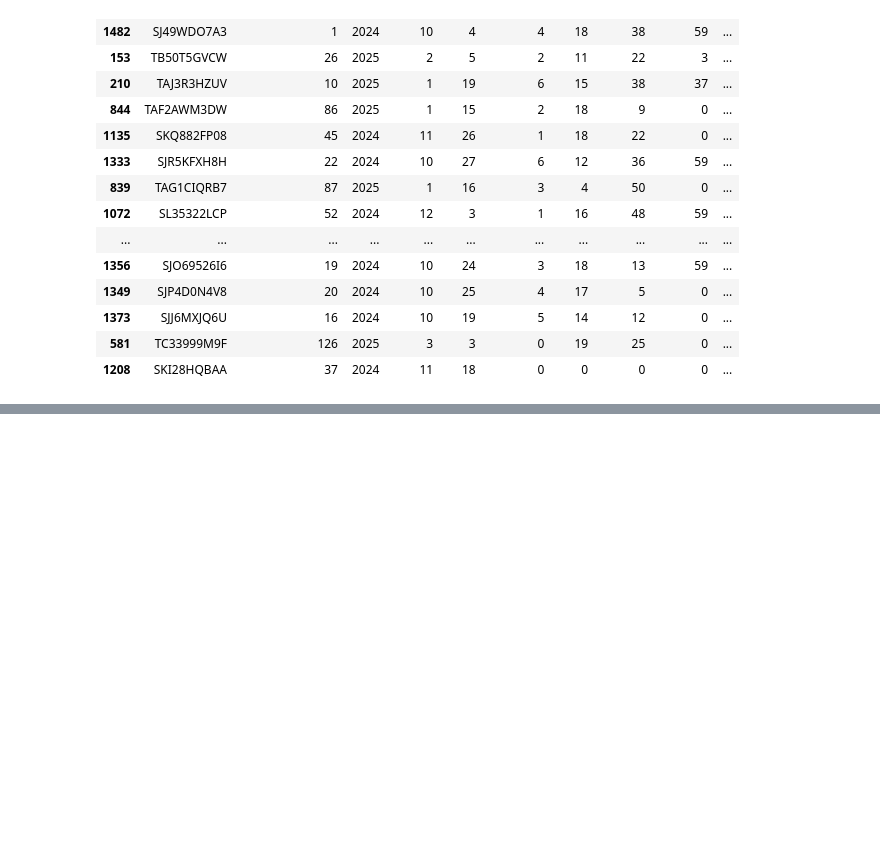
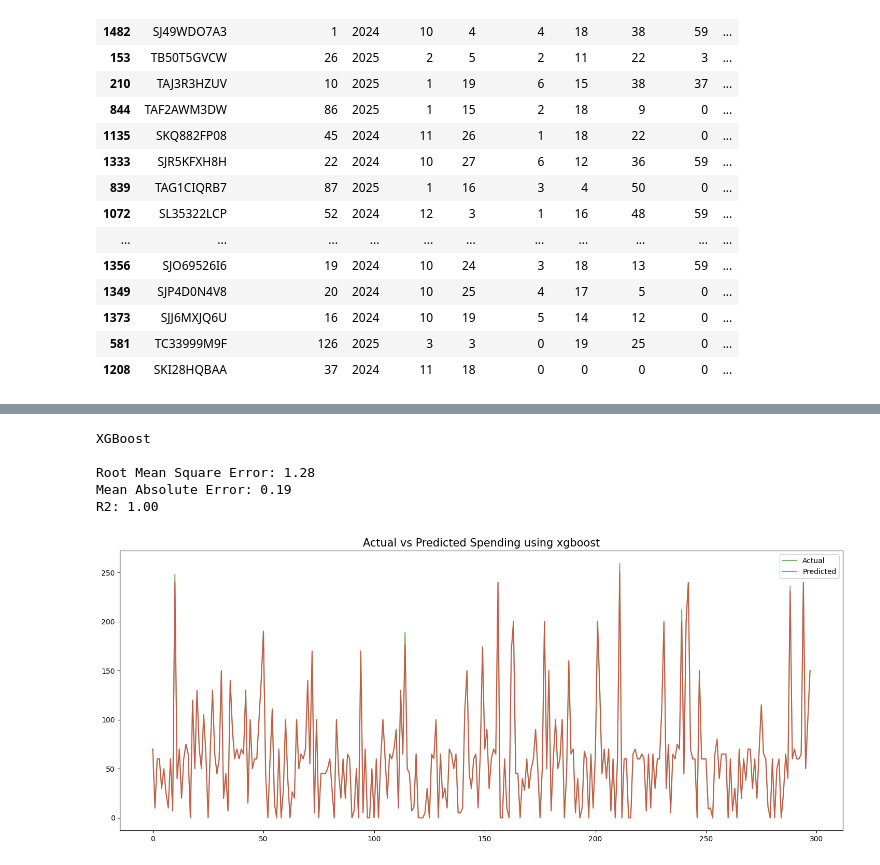
Before and after one commit to Brian342/Mpesa-Spending-Prediction-App, a Jupyter notebook: M-pesa Model.ipynb, the cells around one changed output, grey strips where cells are left out. Drawn from its saved outputs; the diff is of its cells as text; code cells hidden in the pictures; blank space fills up the shorter version.

```diff
--- a/M-pesa Model.ipynb
+++ b/M-pesa Model.ipynb
@@ -229,0 +323,44 @@ with open('ModelsPrediction/df_encoding.pkl', 'wb') as f:
+# %%
+from xgboost import XGBRegressor
+xgb = XGBRegressor(n_estimators =100, learning_rate = 0.1, max_depth=5,random_state=42)
+xgb.fit(x_train_scaled, y_train)
+
+# saving the model
+
+with open('Models/Mpesa_XGBRegressor.pkl', 'wb') as f:
+    pickle.dump(xgb, f)
+# %%
+y_pred_xgb = xgb.predict(x_test_scaled)
+# %%
+# Evaluating the xgboost model
+from sklearn.metrics import (
+    accuracy_score,
+    precision_score)
+mse_xgb = mean_squared_error(y_test, y_pred_xgb)
+rmse_xgb = np.sqrt(mse_xgb)
+mae_xgb = mean_absolute_error(y_test, y_pred_xgb)
+r2_xgb = r2_score(y_test, y_pred_xgb)
+
+print("XGBoost")
+print()
+print(f"Root Mean Square Error: {rmse_xgb:.2f}")
+print(f"Mean Absolute Error: {mae_xgb:.2f}")
+print(f"R2: {r2_xgb:.2f}")
+# %% [output]
+XGBoost
+
+Root Mean Square Error: 1.28
+Mean Absolute Error: 0.19
+R2: 1.00
+# %%
+# visualizing the model
+plt.figure(figsize=(18, 7))
+plt.plot(y_test.values, label='Actual', alpha=0.7, color='#439534')
+plt.plot(y_pred_xgb, label='Predicted', alpha=0.7, color='#E53631')
+plt.legend()
+plt.title("Actual vs Predicted Spending using xgboost", fontsize=15)
+plt.savefig("Charts/Actual_vs_predicted_spending_using_xgboost.png", dpi=300, bbox_inches='tight')
+plt.show()
+plt.close()
+# %% [output]
+[figure, added]
```
Also changed, not shown: parts of 14 cells of this notebook, 6 other files.
